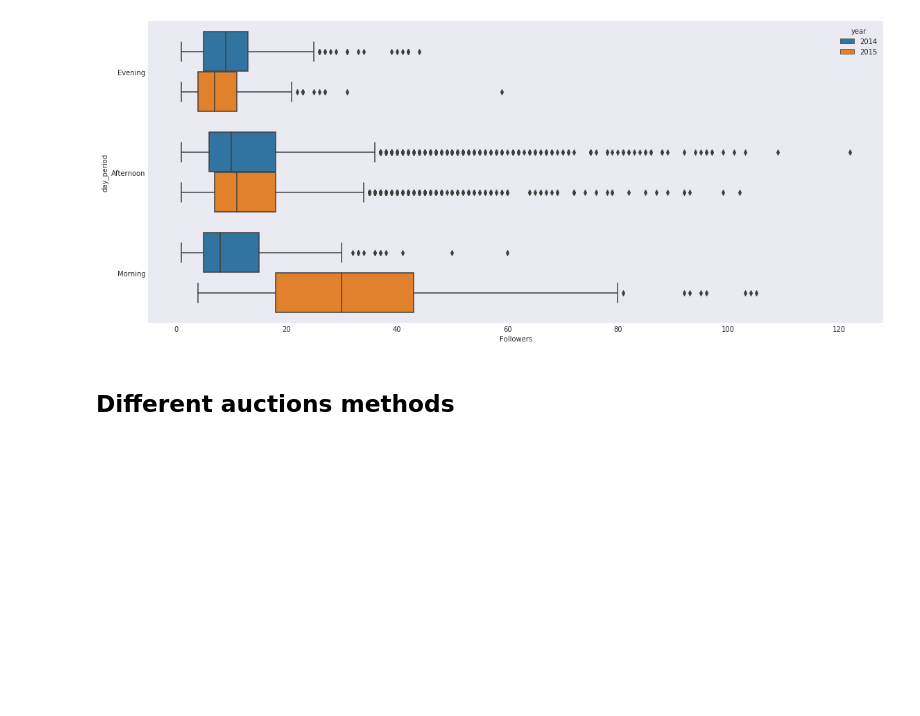
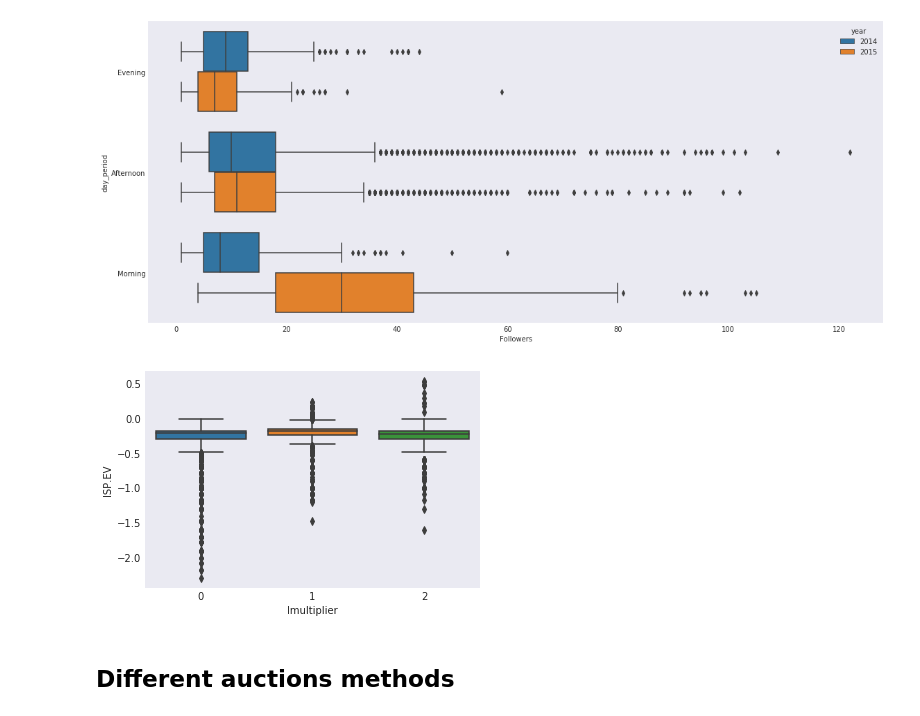
Before and after one commit to qmeeus/auction-optimiser, a Jupyter notebook: Report draft.ipynb, the cells around one changed output. Drawn from its saved outputs; the diff is of its cells as text; code cells hidden in the pictures; blank space fills up the shorter version.

```diff
--- a/Report draft.ipynb
+++ b/Report draft.ipynb
@@ -154,6 +152,27 @@ ax.axvline(x=0, color="navy", zorder=0);
 sns.boxplot(x="Followers", y="day_period", hue="year", orient='h', data=data, ax=empty_axes((19,8)));
 # %% [output]
 [figure]
+# %%
+from sklearn.model_selection import train_test_split
+
+X, y = data.drop("lmultiplier", axis=1), data["lmultiplier"]
+X_train, X_test, y_train, y_test = train_test_split(X, y)
+
+bins = np.array([-2., 0., .3, 2])
+
+def cut(X, filter_values, log=False):
+    if log: X = np.log2(X)
+    X_cut = pd.cut(X, bins=filter_values)
+    X_cut = X_cut.map(lambda x: np.argmax(filter_values > x.left) - 1)
+    X_cut.loc[X_cut.isnull()] = X[X_cut.isnull()].map(lambda x: len(filter_values) - 2 if x > filter_values[-1] else 0)
+    return X_cut
+
+y_train_bins = cut(y_train, bins, log=False)
+y_test_bins = cut(y_test, bins)
+
+sns.boxplot(x=y_train_bins, y=X_train["lSP.EV"]);
+# %% [output]
+[figure, added]
 # %% [markdown]
 ## Different auctions methods
 # %%
```
Also changed, not shown: parts of 4 cells of this notebook, 1 other file.
